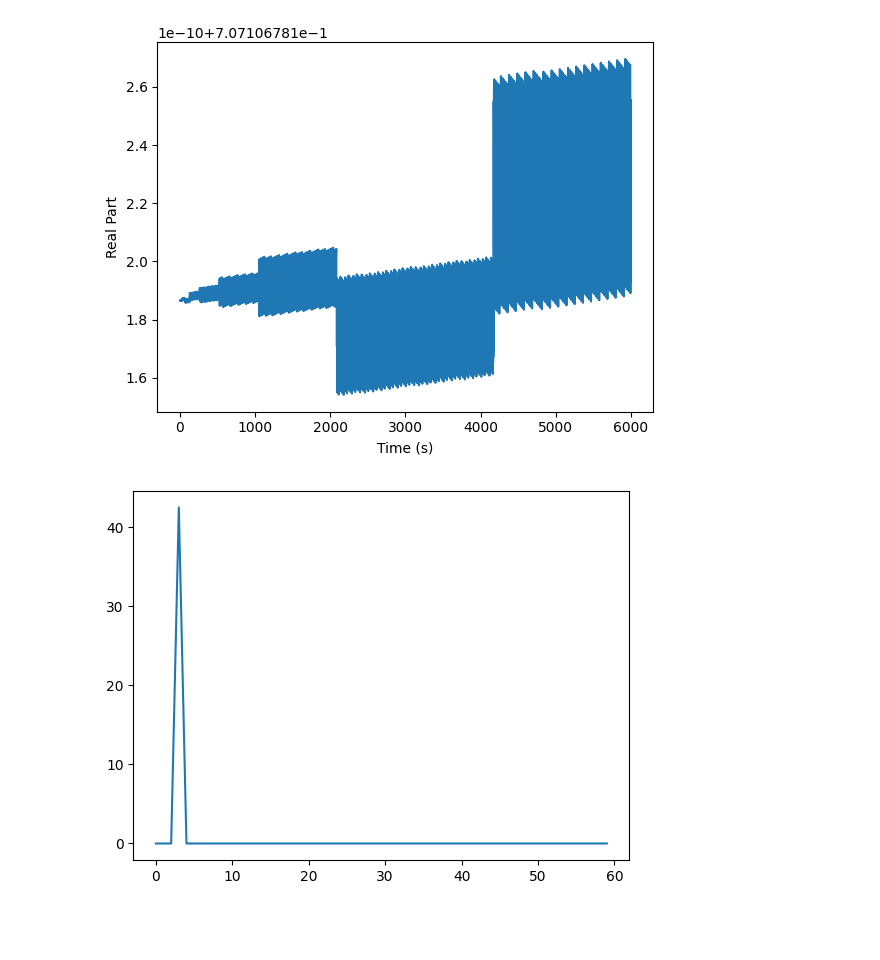
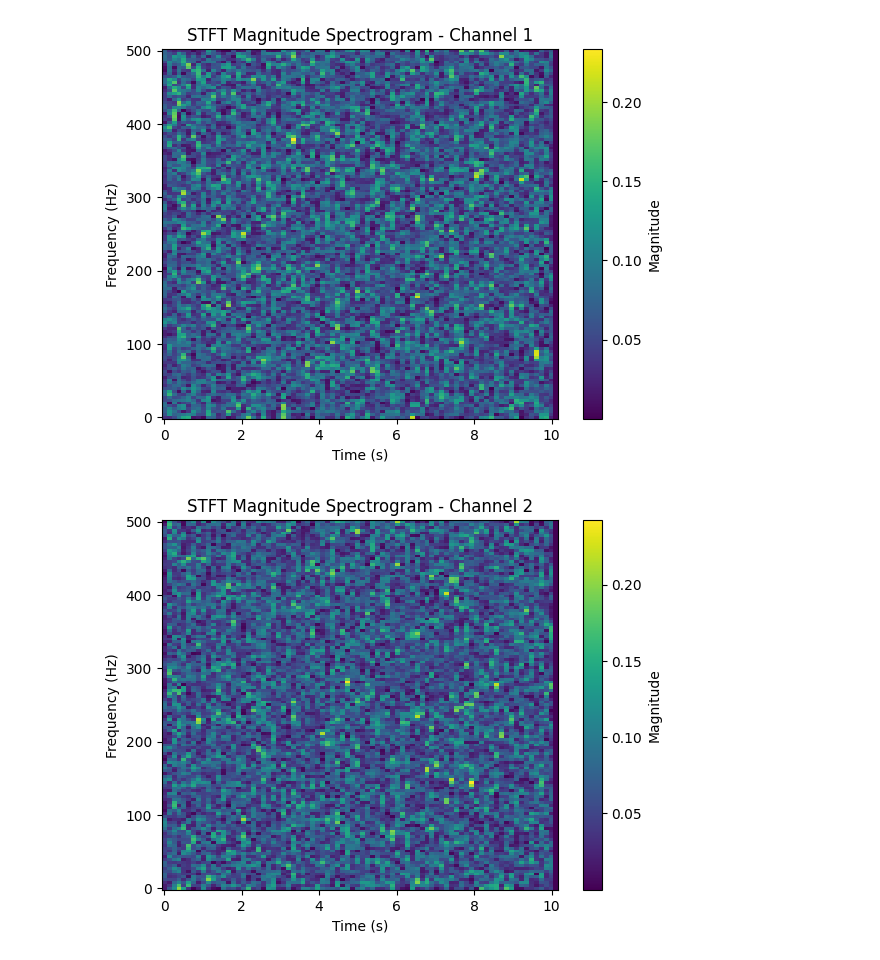
Before and after one commit to tqdinh/gensignal, a Jupyter notebook: TEST.ipynb, the cells around one changed output. Cells and saved outputs as stored; diff of their text form; code cells hidden in the pictures; blank space fills up the shorter version.

```diff
--- a/TEST.ipynb
+++ b/TEST.ipynb
@@ -1,41 +1,34 @@
-# %%
-import numpy as np
-import matplotlib.pyplot as plt
-
-# Define the sampling rate and duration
-sampling_rate = 20  # samples per second
-duration = 300  # seconds
-total_samples = 6000  # total number of samples
-
-# Calculate the time step
-dt = 1 / sampling_rate
-
-# Generate the time axis
-time = np.arange(total_samples)
-
-# Define the frequency and phase of the complex sinusoidal signal
-frequency = 1  # Hz
-phase = np.pi / 4  # radians
-
-# Generate the complex sinusoidal signal
-signal = np.exp(1j * (2 * np.pi * frequency * time + phase))
-
-# Plot the real and imaginary parts of the signal
-plt.figure()
-# plt.subplot(2, 1, 1)
-plt.plot(time, signal)
-plt.xlabel('Time (s)')
-plt.ylabel('Real Part')
-# plt.subplot(2, 1, 2)
-# plt.plot(time, signal.imag)
-# plt.xlabel('Time (s)')
-# plt.ylabel('Imaginary Part')
-plt.show()
-# %% [output]
-[figure, removed]
-# %%
-fft =np.fft.fft(signal)
-plt.plot(fft)
-plt.show()
-# %% [output]
-[figure, removed]
+# %%
+import numpy as np
+import matplotlib.pyplot as plt
+from scipy import signal
+
+# Assuming you have a 2D input signal and its sample rate
+x = np.random.randn(10000, 2)  # Example 2D input signal (2 channels)
+sample_rate = 1000  # Sample rate in samples per second
+
+# Define the parameters for the STFT
+window = 'hann'  # Windowing function (e.g., Hann window)
+nperseg = 256  # Number of samples per segment
+noverlap = 128  # Number of overlapping samples between segments
+
+# Compute the STFT for each column (channel)
+stft_result = []
+for channel in x.T:
+    frequencies, times, Zxx = signal.stft(channel, fs=sample_rate, window=window, nperseg=nperseg, noverlap=noverlap)
+    stft_result.append(Zxx)
+
+# Convert the STFT result to a NumPy array
+stft_result = np.array(stft_result)
+
+# Plot the magnitude spectrogram for each channel
+for i in range(stft_result.shape[0]):
+    plt.pcolormesh(times, frequencies, np.abs(stft_result[i]), shading='auto')
+    plt.colorbar(label='Magnitude')
+    plt.xlabel('Time (s)')
+    plt.ylabel('Frequency (Hz)')
+    plt.title(f'STFT Magnitude Spectrogram - Channel {i+1}')
+    plt.show()
+# %% [output]
+[figure, added]
+[figure, added]
```
Also changed, not shown: 3 other files.
